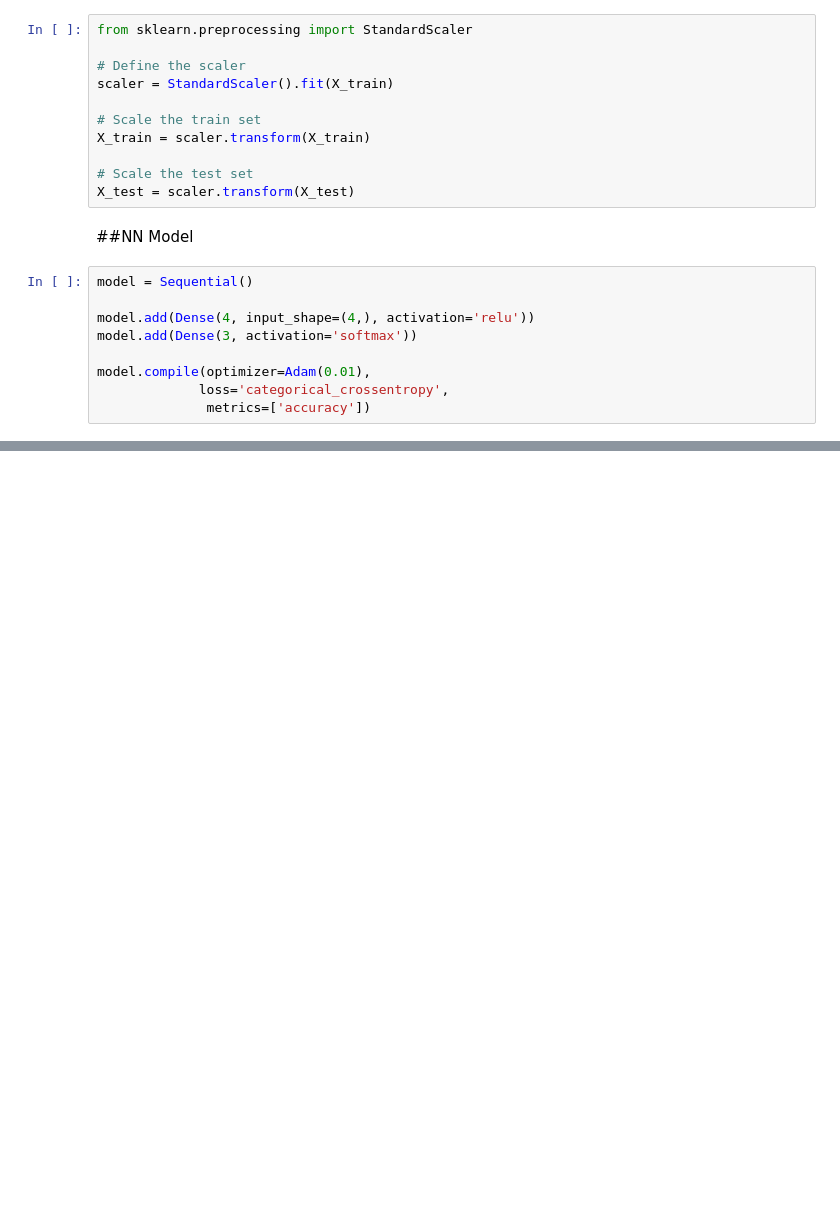
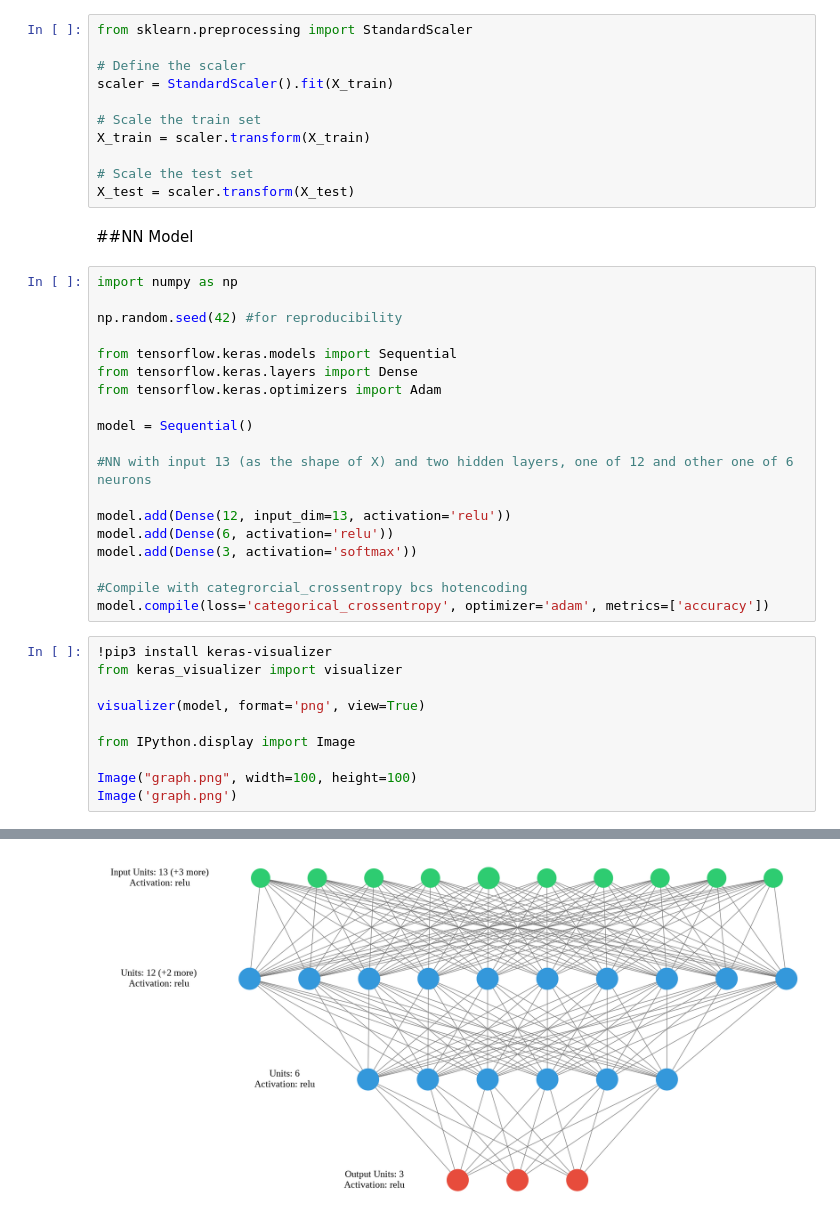
Before and after one commit to andresvc21/Random_Practice_ML, a Jupyter notebook: Wines_Classification_Homework_M1_Andres_Villegas.ipynb, the cells around one changed output, grey strips where cells are left out. Saved outputs shown, nothing was run; the diff lists cells and outputs as text; blank space fills up the shorter version.

```diff
--- a/Wines_Classification_Homework_M1_Andres_Villegas.ipynb
+++ b/Wines_Classification_Homework_M1_Andres_Villegas.ipynb
@@ -155,12 +161,33 @@ X_train = scaler.transform(X_train)
 X_test = scaler.transform(X_test)
 # %% [markdown]
 ##NN Model
-# %%
-model = Sequential()
-
-model.add(Dense(4, input_shape=(4,), activation='relu'))
-model.add(Dense(3, activation='softmax'))
-
-model.compile(optimizer=Adam(0.01),
-             loss='categorical_crossentropy',
-              metrics=['accuracy'])
+# %%
+import numpy as np
+
+np.random.seed(42) #for reproducibility
+
+from tensorflow.keras.models import Sequential
+from tensorflow.keras.layers import Dense
+from tensorflow.keras.optimizers import Adam
+
+model = Sequential()
+
+#NN with input 13 (as the shape of X) and two hidden layers, one of 12 and other one of 6 neurons
+
+model.add(Dense(12, input_dim=13, activation='relu'))
+model.add(Dense(6, activation='relu'))
+model.add(Dense(3, activation='softmax'))
+
+#Compile with categrorcial_crossentropy bcs hotencoding
+model.compile(loss='categorical_crossentropy', optimizer='adam', metrics=['accuracy'])
+# %%
+!pip3 install keras-visualizer
+from keras_visualizer import visualizer
+
+visualizer(model, format='png', view=True)
+
+from IPython.display import Image
+
+Image("graph.png", width=100, height=100)
+Image('graph.png')
+# %% [output]
@@ -166,0 +195 @@ model.compile(optimizer=Adam(0.01),
+[figure, added]
```
Also changed, not shown: parts of 9 cells of this notebook.
